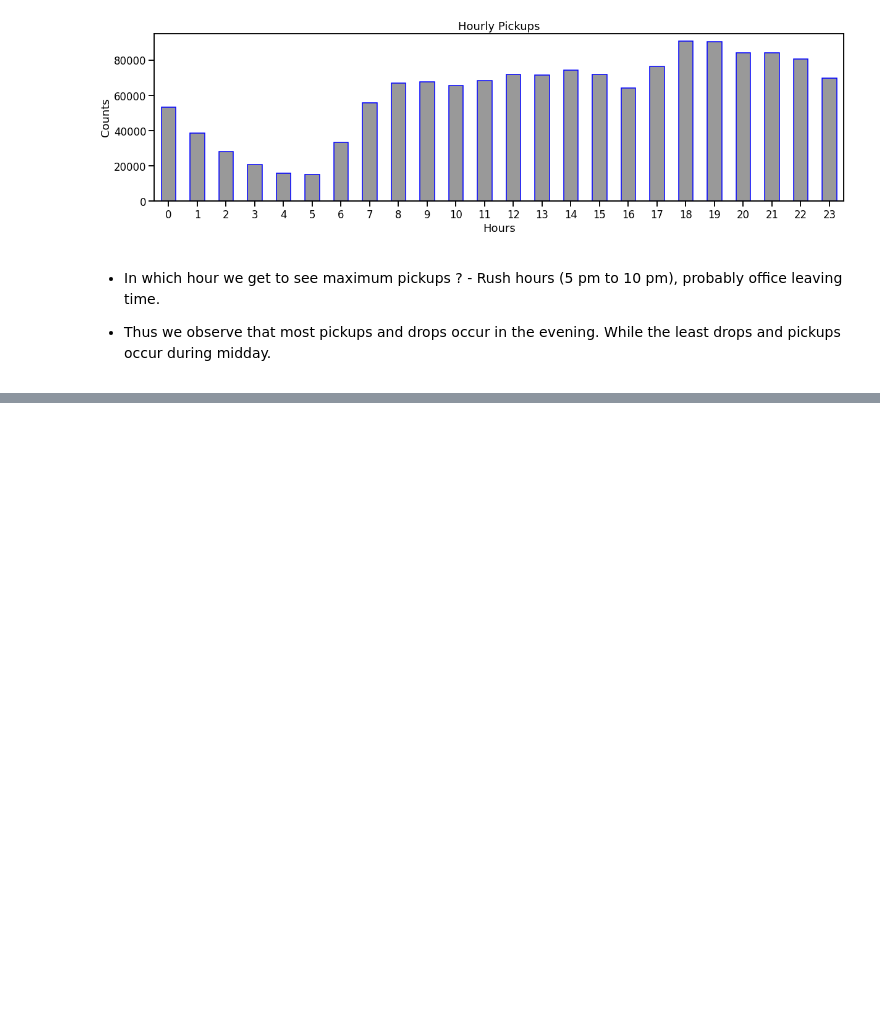
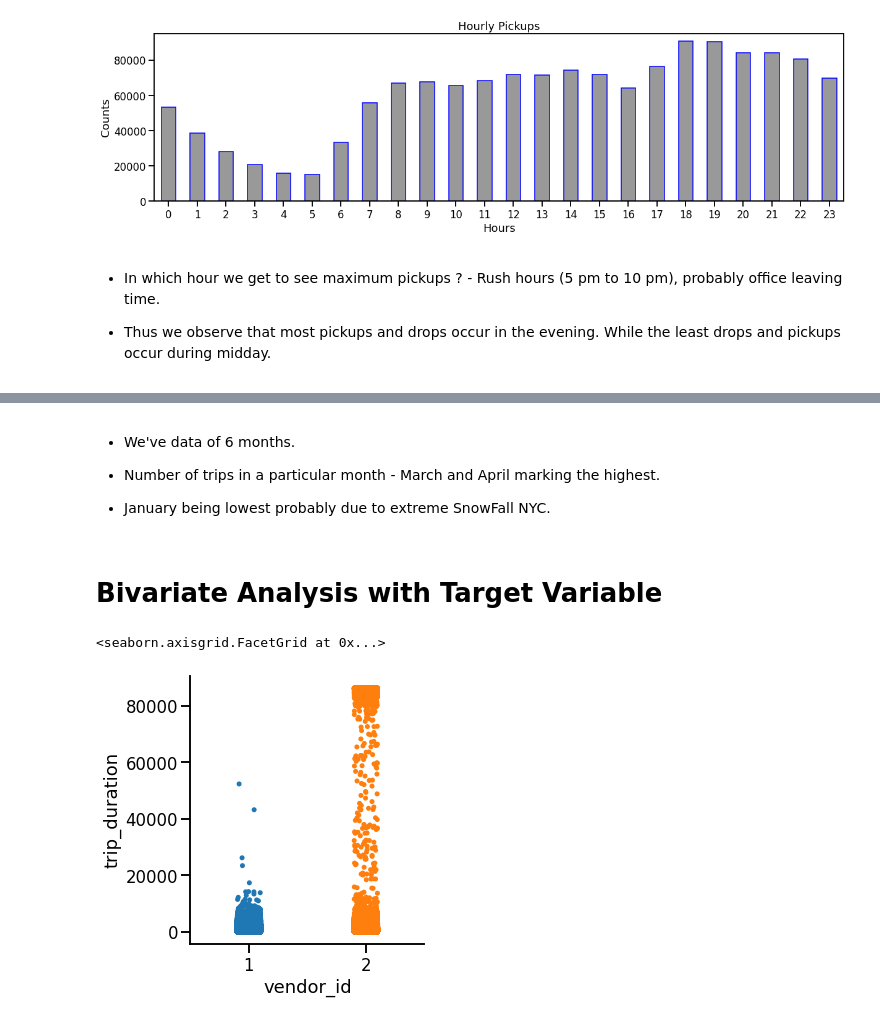
Before and after one commit to hadavikr/NYC-Taxi-Trip-Time-Prediction---Capstone-Project, a Jupyter notebook: Vikrant_Hada_NYC_Taxi_Trip_Time_Prediction_Capstone_Project.ipynb, the cells around one changed output, grey strips where cells are left out. Cells and saved outputs as stored; diff of their text form; code cells hidden in the pictures; blank space fills up the shorter version.

```diff
--- a/Vikrant_Hada_NYC_Taxi_Trip_Time_Prediction_Capstone_Project.ipynb
+++ b/Vikrant_Hada_NYC_Taxi_Trip_Time_Prediction_Capstone_Project.ipynb
@@ -535,0 +573,14 @@ Text(0, 0.5, 'Counts')
+# %% [markdown]
+- We've data of 6 months.
+
+- Number of trips in a particular month - March and April marking the highest.
+
+- January being lowest probably due to extreme SnowFall NYC.
+# %% [markdown]
+# Bivariate Analysis with Target Variable
+# %%
+# Trip Duration per Vendor estimator=np.mean
+sns.catplot(x="vendor_id", y="trip_duration",kind="strip",data=df)
+# %% [output]
+<seaborn.axisgrid.FacetGrid at 0x...>
+[figure, added]
```
Also changed, not shown: parts of 62 cells of this notebook.
